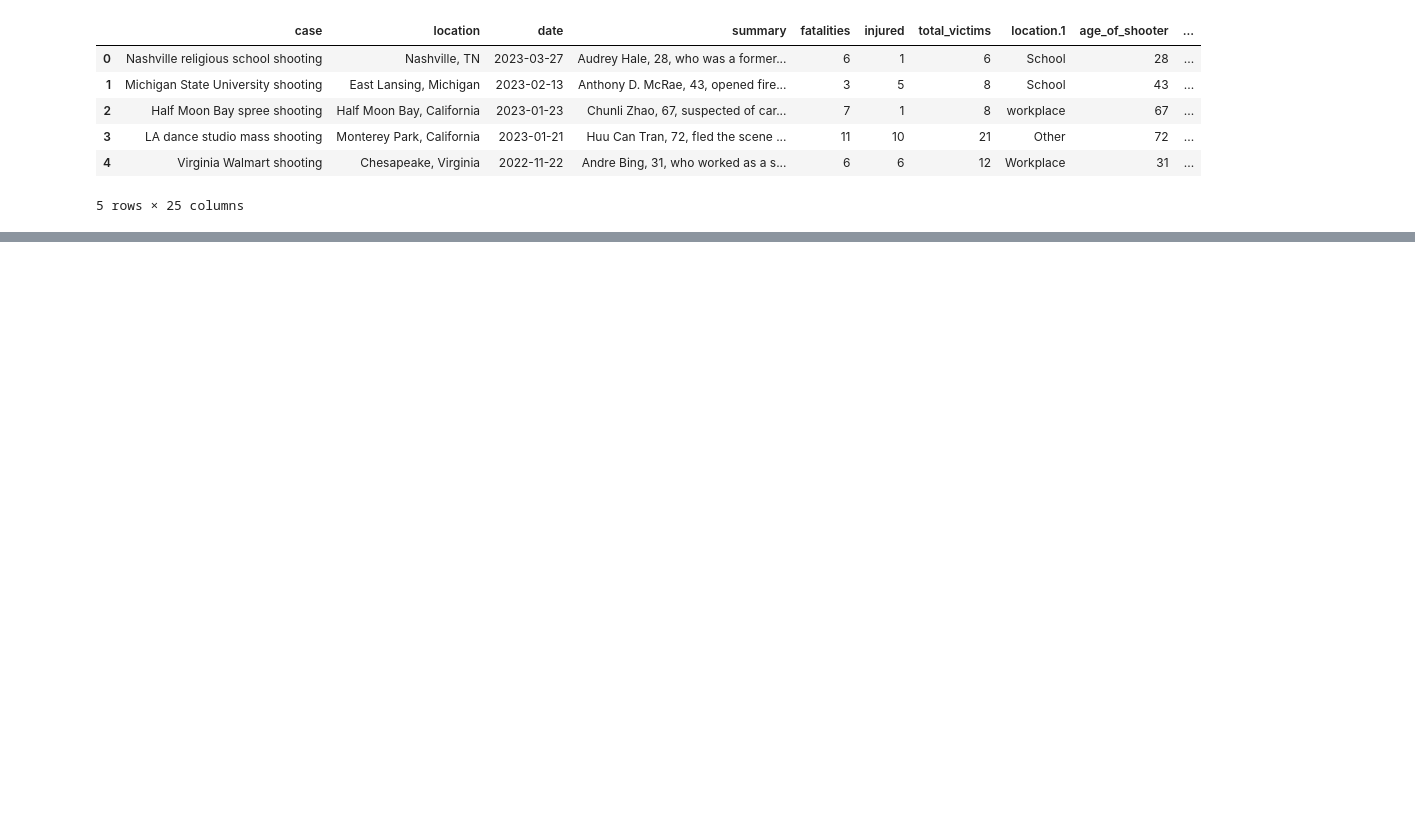
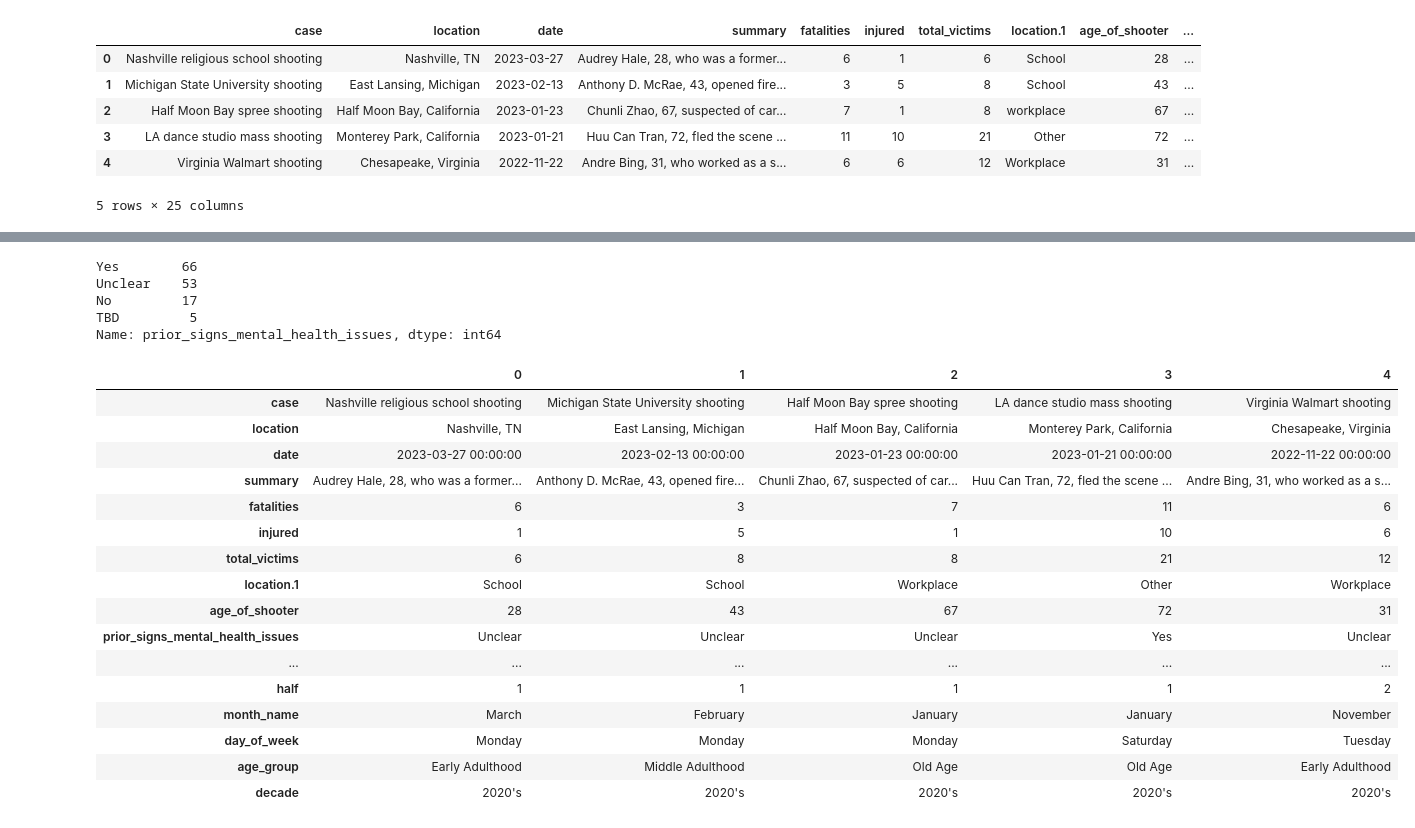
Before and after one commit to redrum88/data_science, a Jupyter notebook: shooting_1982_2023.ipynb, the cells around one changed output, grey strips where cells are left out. Cells and saved outputs as stored; diff of their text form; code cells hidden in the pictures; blank space fills up the shorter version.

```diff
--- a/shooting_1982_2023.ipynb
+++ b/shooting_1982_2023.ipynb
@@ -256,0 +269,4 @@ df.head()
+# %%
+# Replace "M" with "Male" and "F" with "Female"
+df['gender'] = df['gender'].replace({'M': 'Male', 'F': 'Female', 'F (identified as transgender, per police)': "Female (transgender)"})
+df['gender'].value_counts()
@@ -256,0 +301,29 @@ df.head()
+# %%
+df["prior_signs_mental_health_issues"] = df["prior_signs_mental_health_issues"].replace({'-': 'Unclear', 'Unknown': 'Unclear', 'Unclear ': "Unclear", 'yes': 'Yes'})
+df["prior_signs_mental_health_issues"].value_counts()
+# %% [output]
+Yes        66
+Unclear    53
+No         17
+TBD         5
+Name: prior_signs_mental_health_issues, dtype: int64
+# %%
+df.head().T
+# %% [output]
+|  | 0 | 1 | 2 | 3 | 4 |
+| case | Nashville religious school shooting | Michigan State University shooting | Half Moon Bay spree shooting | LA dance studio mass shooting | Virginia Walmart shooting |
+| location | Nashville, TN | East Lansing, Michigan | Half Moon Bay, California | Monterey Park, California | Chesapeake, Virginia |
+| date | 2023-03-27 00:00:00 | 2023-02-13 00:00:00 | 2023-01-23 00:00:00 | 2023-01-21 00:00:00 | 2022-11-22 00:00:00 |
+| summary | Audrey Hale, 28, who was a former... | Anthony D. McRae, 43, opened fire... | Chunli Zhao, 67, suspected of car... | Huu Can Tran, 72, fled the scene ... | Andre Bing, 31, who worked as a s... |
+| fatalities | 6 | 3 | 7 | 11 | 6 |
+| injured | 1 | 5 | 1 | 10 | 6 |
+| total_victims | 6 | 8 | 8 | 21 | 12 |
+| location.1 | School | School | Workplace | Other | Workplace |
+| age_of_shooter | 28 | 43 | 67 | 72 | 31 |
+| prior_signs_mental_health_issues | Unclear | Unclear | Unclear | Yes | Unclear |
+| ... | ... | ... | ... | ... | ... |
+| half | 1 | 1 | 1 | 1 | 2 |
+| month_name | March | February | January | January | November |
+| day_of_week | Monday | Monday | Monday | Saturday | Tuesday |
+| age_group | Early Adulthood | Middle Adulthood | Old Age | Old Age | Early Adulthood |
+| decade | 2020's | 2020's | 2020's | 2020's | 2020's |
```
Also changed, not shown: parts of 30 cells of this notebook.
